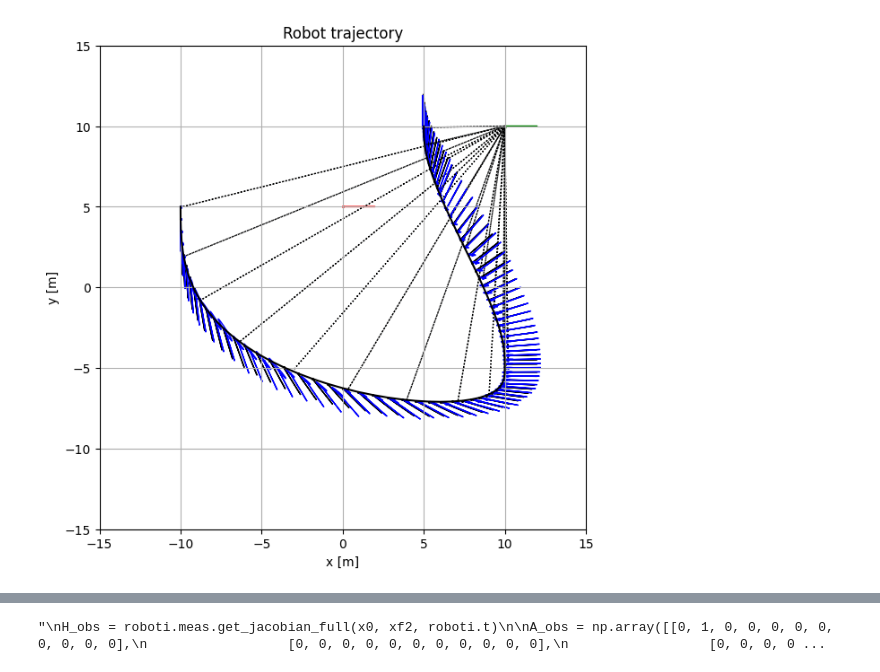
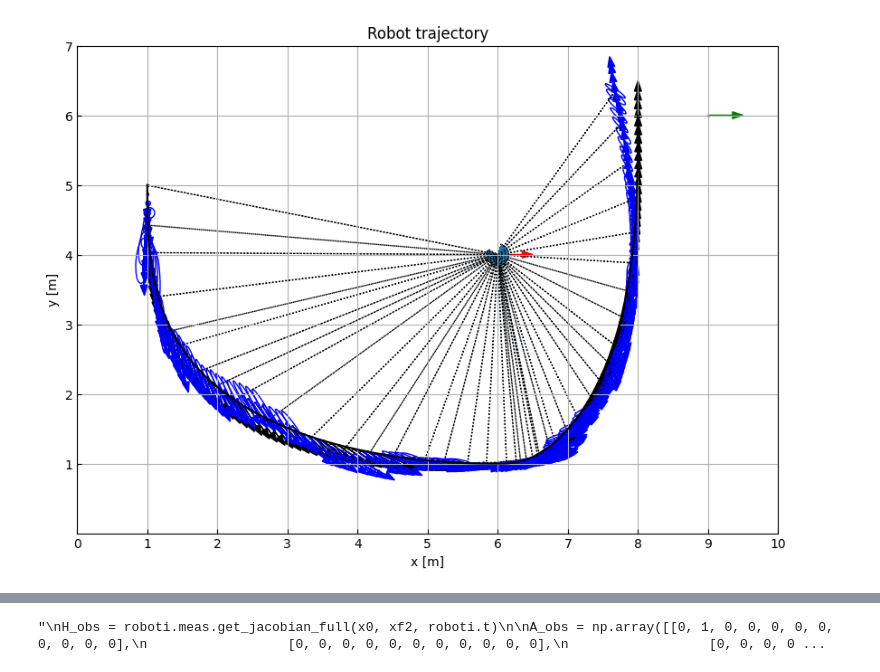
Before and after one commit to MarcusLariJ/UWB_Rasberry, a Jupyter notebook: Sim/test_robot_sim.ipynb, the cells around one changed output, grey strips where cells are left out. Saved outputs shown, nothing was run; the diff lists cells and outputs as text; code cells hidden in the pictures.

```diff
--- a/Sim/test_robot_sim.ipynb
+++ b/Sim/test_robot_sim.ipynb
@@ -20,53 +20,53 @@ dt = 0.01
 x0 = np.zeros((mf.STATE_LEN, 1))
 xf = np.zeros((mf.STATE_LEN, 1))
 xf2 = np.zeros((mf.STATE_LEN, 1))
-x0[:6] = np.array([[-1.57],[0],[-10],[5],[0],[-3]])
-xf[:6] = np.array([[0],[0],[10],[-5],[0],[1]])
-xf2[:6] = np.array([[1.57],[0],[5],[10],[0],[1]])
-pos1, y_IMU1 = traj.gen_poly_traj(x0, xf, t0=0, tf=10, dt=dt)
-pos2, y_IMU2 = traj.gen_poly_traj(xf, xf2, t0=0, tf=10, dt=dt)
+x0[:6] = np.array([[-1.57],[0],[1],[5],[0],[-0.5]])
+xf[:6] = np.array([[0],[0],[6],[1],[0.1],[0]])
+xf2[:6] = np.array([[1.57],[0],[8],[6],[0],[0.5]])
+pos1, y_IMU1 = traj.gen_poly_traj(x0, xf, t0=0, tf=20, dt=dt)
+pos2, y_IMU2 = traj.gen_poly_traj(xf, xf2, t0=0, tf=20, dt=dt)
 pos = np.append(pos1, pos2, axis=1)
 y_IMU = np.append(y_IMU1, y_IMU2, axis=1)
 y_IMU = traj.gen_noise(y_IMU, dt=1, sigma=np.diag([R_w, R_a, R_a]), bias=np.array([[0.02],[0.7],[0.7]]))
 
-xai = np.zeros((mf.STATE_LEN, 1)); xai[mf.X_P] = np.array([[0],[5]])
-xaj = np.zeros((mf.STATE_LEN, 1)); xaj[mf.X_P] = np.array([[10],[10]])
+xai = np.zeros((mf.STATE_LEN, 1)); xai[mf.X_P] = np.array([[6],[4]])
+xaj = np.zeros((mf.STATE_LEN, 1)); xaj[mf.X_P] = np.array([[9],[6]])
 pos_len = pos.shape[1]
 
 # set noise sources: #0.000001, 0.00001, 0.00001
 Q=np.diag([0.1, 8.0, 8.0, 1e-7, 1e-5, 1e-5])
 R=np.diag([R_b, R_r, R_w, R_a, R_a]) # approx vaules from datasheets
 P=np.diag([0,0,0,0,0,0,0,0,0.0004,0.6,0.6]) # Initialize with system noise for bias
 
 # Setup robots and anchors:
 roboti = sim.Robot_single(x0=x0, path=pos, imu=y_IMU, dt=dt, Q=Q, R=R, P=P)
 anchori = sim.Anchor(x0=xai)
 anchorj = sim.Anchor(x0=xaj)
 
 # Setup innovation:
 inno_log = np.zeros((3,pos.shape[1]))
 inno_pos = np.zeros((2, 0))
 
 # Setup plot:
-fig, ax = rp.setup_plot()
+fig, ax = rp.setup_plot(figsize=(10,7), x=[0, 10], y=[0,7])
 rp.plot_position(ax, pos[:,::25], color='black')
 anchori.draw_position(ax, color='red')
 anchorj.draw_position(ax, color='green')
 roboti.draw_position(ax, color='blue')
 
 # Run algorithm:
 for i in range(pos_len-1):
     inno_log[:,i:i+1] = roboti.predict()
-    if 0: #(i % 100 == 0):
+    if (i % 100 == 0):
         inno_small = roboti.anchor_meas(anchori, ax, sr=R_r, sb=R_b)
         inno_pos = np.append(inno_pos, inno_small, axis=1)
-    if (i % 100 == 0):
+    if 0: #(i % 100 == 0):
         inno_small = roboti.anchor_meas(anchorj, ax, sr=R_r, sb=R_b)
         inno_pos = np.append(inno_pos, inno_small, axis=1)
     if (i % 25 == 0):
         roboti.draw_position(ax, color='blue')
 # %% [output]
-[figure, old version]
+[figure, new version]
 # %%
 # Plot the bias states:
 x_log = roboti.x_log
```
Also changed, not shown: parts of 3 cells of this notebook, 4 other files.
